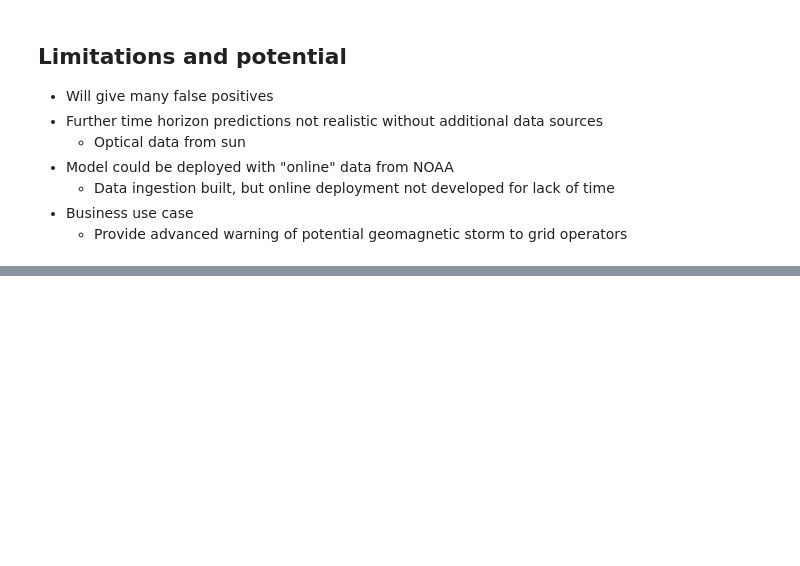
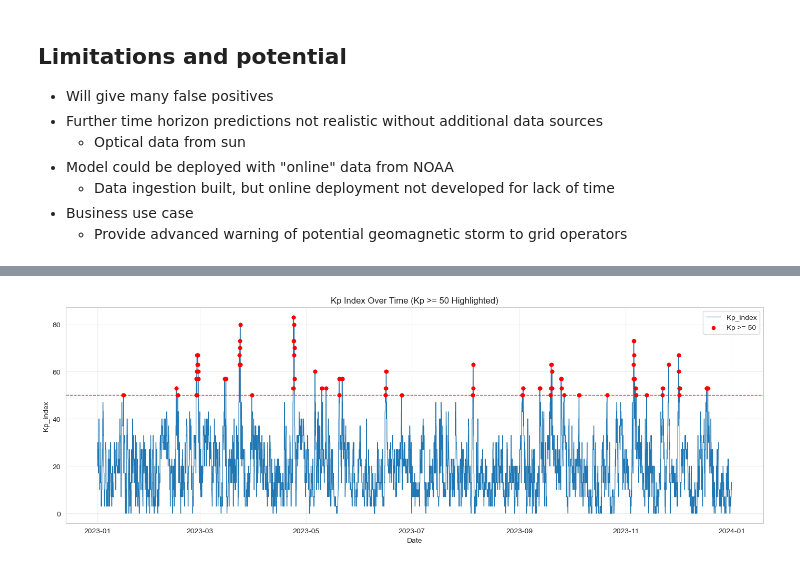
Before and after one commit to Erdos-Projects/spring-2026-electromagnetic-risk-prediction, a Jupyter notebook: presentation/final_presentation.ipynb, the cells around one changed output, grey strips where cells are left out. Cells and saved outputs as stored; diff of their text form; code cells hidden in the pictures; blank space fills up the shorter version.

```diff
--- a/presentation/final_presentation.ipynb
+++ b/presentation/final_presentation.ipynb
@@ -68,0 +83,8 @@
+# %%
+omni_2023 = load_and_clean_nasa_omni_historical(2023, "../data/raw/")
+print(f"OMNI 2023 shape: {omni_2023.shape}")
+print(f"Date range: {omni_2023.index.min()} to {omni_2023.index.max()}")
+print("\nFirst few rows:")
+print(omni_2023.head())
+print("\nData types:")
+print(omni_2023.dtypes)
@@ -68,0 +110,38 @@
+# %%
+
+# Kp over time with highlights where Kp >= 50
+kp = omni_2023["Kp_index"]
+storm_mask = kp >= 50
+
+fig, ax = plt.subplots(figsize=(14, 5))
+ax.plot(omni_2023.index, kp, color="#1f77b4", linewidth=0.9, label="Kp_index")
+ax.scatter(
+    omni_2023.index[storm_mask],
+    kp[storm_mask],
+    color="red",
+    s=20,
+    label="Kp >= 50",
+    zorder=3
+)
+ax.axhline(50, color="red", linestyle="--", linewidth=1, alpha=0.8)
+
+# Optional shading for threshold exceedance
+ax.fill_between(
+    omni_2023.index,
+    kp,
+    50,
+    where=storm_mask,
+    color="red",
+    alpha=0.2,
+    interpolate=True
+)
+
+ax.set_title("Kp Index Over Time (Kp >= 50 Highlighted)")
+ax.set_xlabel("Date")
+ax.set_ylabel("Kp_index")
+ax.legend()
+ax.grid(True, alpha=0.3)
+plt.tight_layout()
+plt.show()
+# %% [output]
+[figure, added]
```
Also changed, not shown: parts of 5 cells of this notebook, 2 other files.
